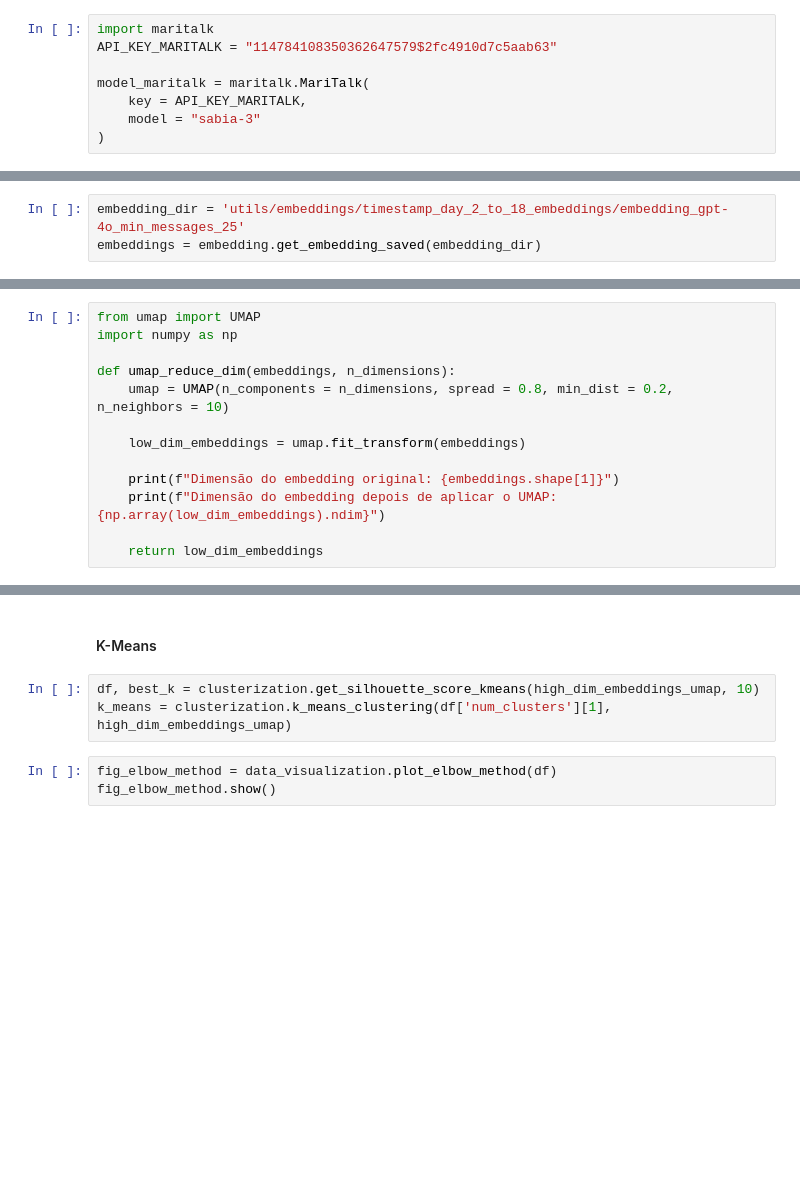
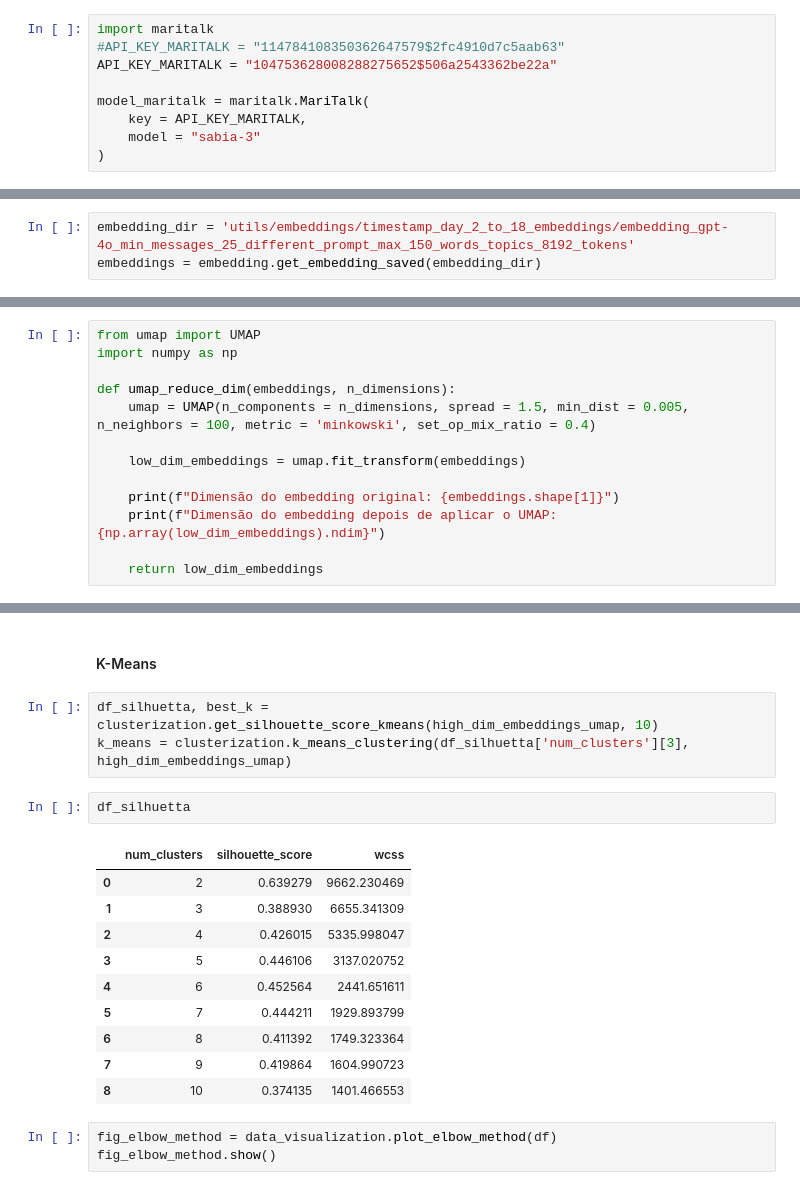
Before and after one commit to Danijnog/ic, a Jupyter notebook: project/main.ipynb, the cells around one changed output, grey strips where cells are left out. Cells and saved outputs as stored; diff of their text form; blank space fills up the shorter version.

```diff
--- a/project/main.ipynb
+++ b/project/main.ipynb
@@ -54,7 +60,8 @@ summaries = summarization.get_summaries_for_groups(groups, TEXT_ENCODING, openai
 #### Summarization from _Maritalk_
 # %%
 import maritalk
-API_KEY_MARITALK = "114784108350362647579$2fc4910d7c5aab63"
+#API_KEY_MARITALK = "114784108350362647579$2fc4910d7c5aab63"
+API_KEY_MARITALK = "104753628008288275652$506a2543362be22a"
 
 model_maritalk = maritalk.MariTalk(
     key = API_KEY_MARITALK,
@@ -81,7 +90,7 @@ model = AutoModel.from_pretrained('neuralmind/bert-large-portuguese-cased')
 tokenizer = AutoTokenizer.from_pretrained('neuralmind/bert-large-portuguese-cased', do_lower_case = True)
 embeddings = embedding.get_embeddings(summaries, tokenizer, model)
 # %%
-embedding_dir = 'utils/embeddings/timestamp_day_2_to_18_embeddings/embedding_gpt-4o_min_messages_25'
+embedding_dir = 'utils/embeddings/timestamp_day_2_to_18_embeddings/embedding_gpt-4o_min_messages_25_different_prompt_max_150_words_topics_8192_tokens'
 embeddings = embedding.get_embedding_saved(embedding_dir)
 # %%
 labels = embedding.get_labels(summaries)
@@ -104,7 +113,7 @@ from umap import UMAP
 import numpy as np
 
 def umap_reduce_dim(embeddings, n_dimensions):
-    umap = UMAP(n_components = n_dimensions, spread = 0.8, min_dist = 0.2, n_neighbors = 10)
+    umap = UMAP(n_components = n_dimensions, spread = 1.5, min_dist = 0.005, n_neighbors = 100, metric = 'minkowski', set_op_mix_ratio = 0.4)
 
     low_dim_embeddings = umap.fit_transform(embeddings)
 
@@ -196,8 +205,21 @@ Para o conjunto de amostras, o coeficiente é a média dos valores que obtemos p
 # %% [markdown]
 #### K-Means
 # %%
-df, best_k = clusterization.get_silhouette_score_kmeans(high_dim_embeddings_umap, 10)
-k_means = clusterization.k_means_clustering(df['num_clusters'][1], high_dim_embeddings_umap)
+df_silhuetta, best_k = clusterization.get_silhouette_score_kmeans(high_dim_embeddings_umap, 10)
+k_means = clusterization.k_means_clustering(df_silhuetta['num_clusters'][3], high_dim_embeddings_umap)
+# %%
+df_silhuetta
+# %% [output]
+|  | num_clusters | silhouette_score | wcss |
+| 0 | 2 | 0.639279 | 9662.230469 |
+| 1 | 3 | 0.388930 | 6655.341309 |
+| 2 | 4 | 0.426015 | 5335.998047 |
+| 3 | 5 | 0.446106 | 3137.020752 |
+| 4 | 6 | 0.452564 | 2441.651611 |
+| 5 | 7 | 0.444211 | 1929.893799 |
+| 6 | 8 | 0.411392 | 1749.323364 |
+| 7 | 9 | 0.419864 | 1604.990723 |
+| 8 | 10 | 0.374135 | 1401.466553 |
 # %%
 fig_elbow_method = data_visualization.plot_elbow_method(df)
 fig_elbow_method.show()
```
Also changed, not shown: parts of 32 cells of this notebook, 25 other files.
